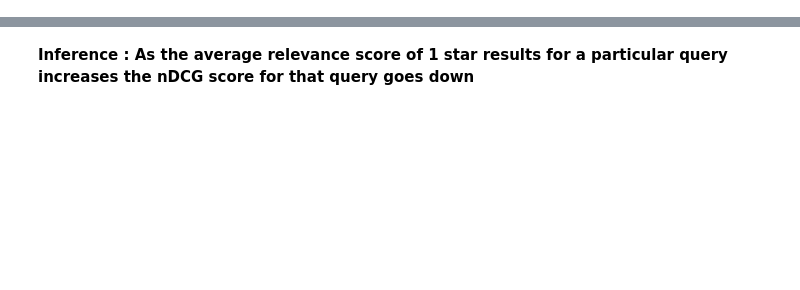
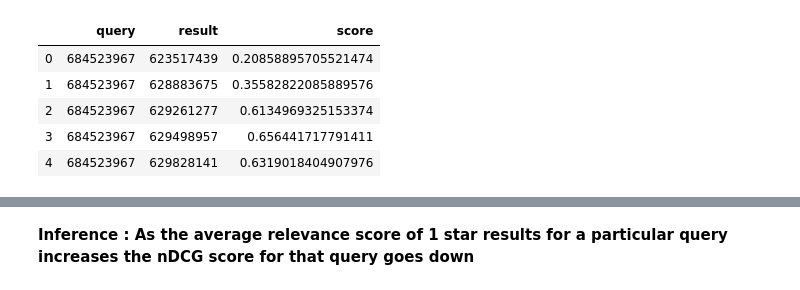
Before and after one commit to atbasu/CS410-Project-IR-EVALUATOR, a Jupyter notebook: IR Evaluator.ipynb, the cells around one changed output, grey strips where cells are left out. Cells and saved outputs as stored; diff of their text form; code cells hidden in the pictures; blank space fills up the shorter version.

```diff
--- a/IR Evaluator.ipynb
+++ b/IR Evaluator.ipynb
@@ -145,12 +261,34 @@ Assuming that NLP system returns the following top 10 results for the potential
 # %%
-from pymongo import MongoClient
+#from pymongo import MongoClient
 import warnings
+import json
+import pandas as pd
+
+'''
 warnings.filterwarnings("ignore")
 
 mongoServer = "theorganon1.cisco.com"
 user =  "eval_rw"
 password = "Cisco123!"
 evalModelDB = "NLP_EVAL_MODEL_OP"
 evalUserDB = "NLP_EVAL_USER_DB"
 mongoUrl = "mongodb://{0}:{1}@{2}:27017/{3}?3t.uriVersion=2&3t.connectionMode=direct&3t.connection.name=NLP+Evaluation+Database%28OGS2%29&readPreference=primary&3t.databases={4},{3}"
 client = MongoClient(mongoUrl.format(user,password,mongoServer,evalModelDB,evalUserDB))
+'''
+
+eval_rr_model_op = "./Model Output Datasets/ranked_relevance_quality_indicator.json"
+eval_ir_model_op = "./Model Output Datasets/set-based_relevance_quality_indicator.json"
+
+
+with open(eval_rr_model_op, encoding='utf-8') as data_file:
+   data = json.loads(data_file.read())
+rr_df =  pd.DataFrame(data)
+rr_df.drop('_id', axis =1, inplace=True)
+rr_df.head()
+# %% [output]
+|  | query | result | score |
+| 0 | 684523967 | 623517439 | 0.20858895705521474 |
+| 1 | 684523967 | 628883675 | 0.35582822085889576 |
+| 2 | 684523967 | 629261277 | 0.6134969325153374 |
+| 3 | 684523967 | 629498957 | 0.656441717791411 |
+| 4 | 684523967 | 629828141 | 0.6319018404907976 |
```
Also changed, not shown: parts of 23 cells of this notebook.
